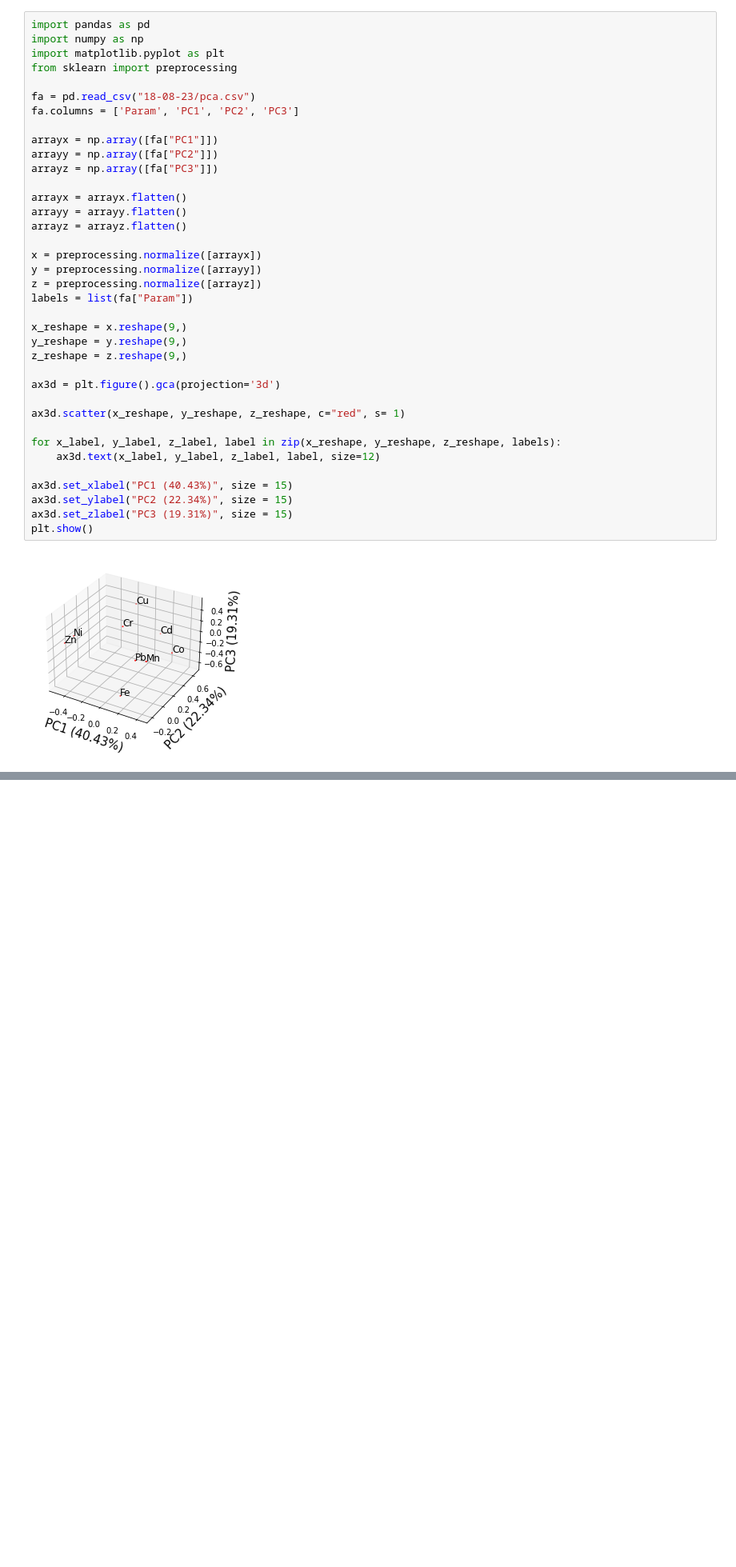
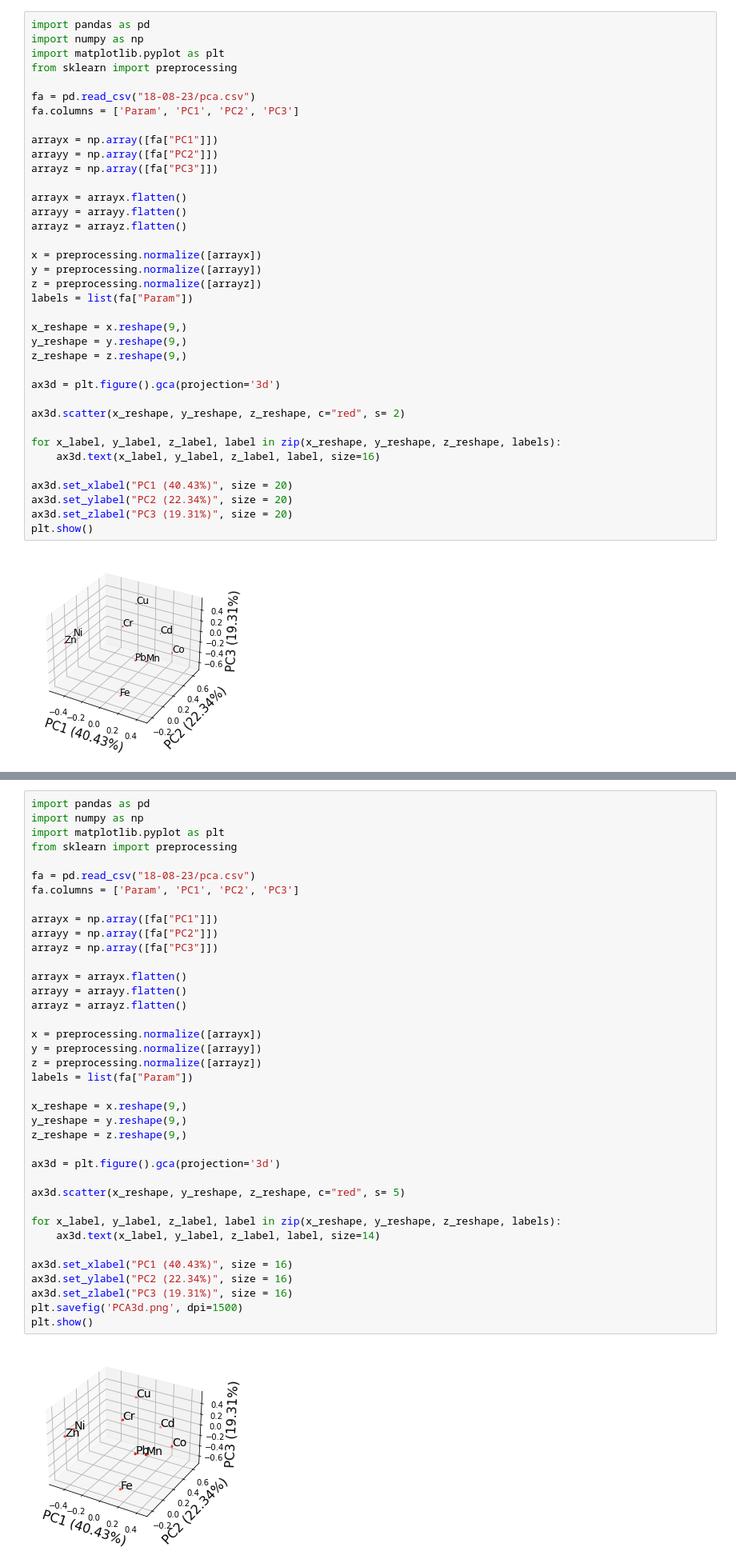
Before and after one commit to rakibhhridoy/Research, a Jupyter notebook: Others/3D PCA.ipynb, the cells around one changed output, grey strips where cells are left out. Shown at 80% size. Saved outputs shown, nothing was run; the diff lists cells and outputs as text; blank space fills up the shorter version.

```diff
--- a/Others/3D PCA.ipynb
+++ b/Others/3D PCA.ipynb
@@ -152,14 +152,14 @@ z_reshape = z.reshape(9,)
 
 ax3d = plt.figure().gca(projection='3d')
 
-ax3d.scatter(x_reshape, y_reshape, z_reshape, c="red", s= 1)
+ax3d.scatter(x_reshape, y_reshape, z_reshape, c="red", s= 2)
 
 for x_label, y_label, z_label, label in zip(x_reshape, y_reshape, z_reshape, labels):
-    ax3d.text(x_label, y_label, z_label, label, size=12)
+    ax3d.text(x_label, y_label, z_label, label, size=16)
 
-ax3d.set_xlabel("PC1 (40.43%)", size = 15)
-ax3d.set_ylabel("PC2 (22.34%)", size = 15)
-ax3d.set_zlabel("PC3 (19.31%)", size = 15)
+ax3d.set_xlabel("PC1 (40.43%)", size = 20)
+ax3d.set_ylabel("PC2 (22.34%)", size = 20)
+ax3d.set_zlabel("PC3 (19.31%)", size = 20)
 plt.show()
 # %% [output]
 [figure]
@@ -181,0 +166,40 @@ NameError: name 'y' is not defined
+# %%
+import pandas as pd
+import numpy as np
+import matplotlib.pyplot as plt
+from sklearn import preprocessing
+
+fa = pd.read_csv("18-08-23/pca.csv")
+fa.columns = ['Param', 'PC1', 'PC2', 'PC3']
+
+arrayx = np.array([fa["PC1"]])
+arrayy = np.array([fa["PC2"]])
+arrayz = np.array([fa["PC3"]])
+
+arrayx = arrayx.flatten()
+arrayy = arrayy.flatten()
+arrayz = arrayz.flatten()
+
+x = preprocessing.normalize([arrayx])
+y = preprocessing.normalize([arrayy])
+z = preprocessing.normalize([arrayz])
+labels = list(fa["Param"])
+
+x_reshape = x.reshape(9,)
+y_reshape = y.reshape(9,)
+z_reshape = z.reshape(9,)
+
+ax3d = plt.figure().gca(projection='3d')
+
+ax3d.scatter(x_reshape, y_reshape, z_reshape, c="red", s= 5)
+
+for x_label, y_label, z_label, label in zip(x_reshape, y_reshape, z_reshape, labels):
+    ax3d.text(x_label, y_label, z_label, label, size=14)
+
+ax3d.set_xlabel("PC1 (40.43%)", size = 16)
+ax3d.set_ylabel("PC2 (22.34%)", size = 16)
+ax3d.set_zlabel("PC3 (19.31%)", size = 16)
+plt.savefig('PCA3d.png', dpi=1500)
+plt.show()
+# %% [output]
+[figure, added]
```
Also changed, not shown: parts of 1 cell of this notebook, 2 other files.
